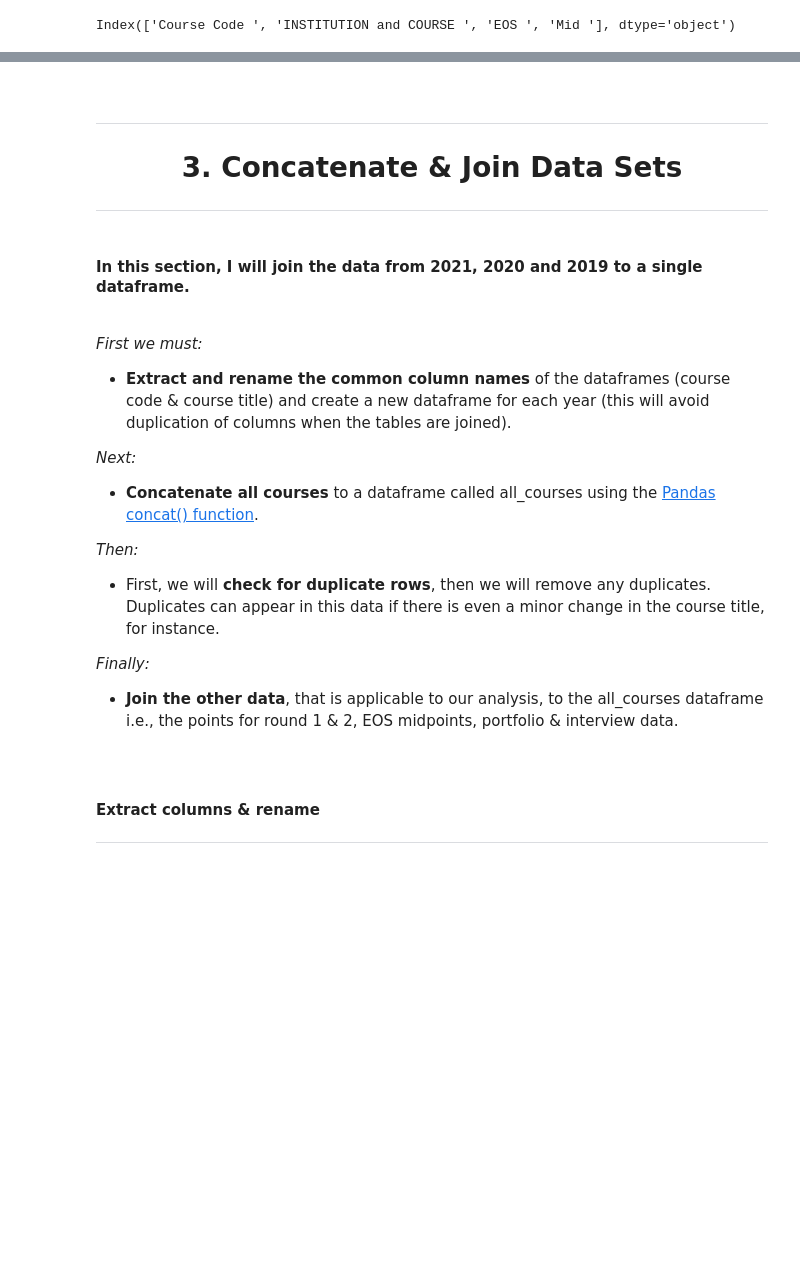
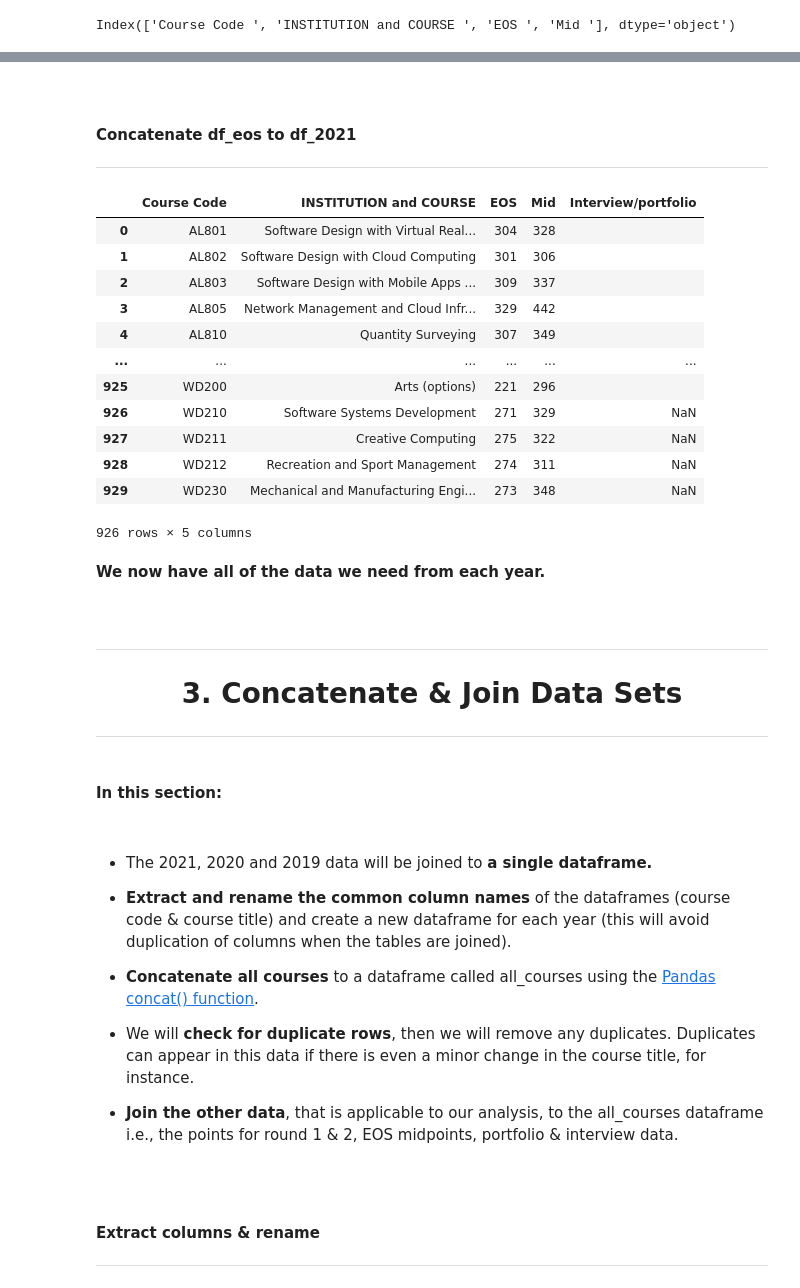
Before and after one commit to Izardo/Fundamentals_of_Data_Analysis, a Jupyter notebook: cao.ipynb, the cells around one changed output, grey strips where cells are left out. Saved outputs shown, nothing was run; the diff lists cells and outputs as text; code cells hidden in the pictures; blank space fills up the shorter version.

```diff
--- a/cao.ipynb
+++ b/cao.ipynb
@@ -182,18 +206,19 @@ The following function was initially created to use on the data retrieved via HT
 # %%
 # Function to separate the *, # and digits in the points string.
 def points_to_list(string):
+    string.strip()
     portfolio = ''
     if string[0] == '#':
         portfolio = '#'
     random = ''
-    if string[-1] == "*":
+    if string[-1] == '*':
         random = '*'
     points = ''
     for i in string:
         # Extracts only the digits from the string.
         if i.isdigit():
             points += i
-    return [points, portfolio, random]
+    return [points, portfolio]
 # %% [markdown]
 <br>
 
@@ -559,0 +606,3 @@ df_2019['INSTITUTION and COURSE'] = df_2019['INSTITUTION and COURSE'].str.strip(
+# %%
+# Find indices of NaN values in EOS column and store in variable.
+nan_eos = df_2019.loc[pd.isna(df_2019["EOS"]), :].index.values
@@ -559,0 +640,3 @@ df_2019['INSTITUTION and COURSE'] = df_2019['INSTITUTION and COURSE'].str.strip(
+# %%
+# Drop rows with nan values inplace.
+df_2019.drop(labels=nan_eos, axis=0, inplace=True)
@@ -559,0 +654,18 @@ df_2019['INSTITUTION and COURSE'] = df_2019['INSTITUTION and COURSE'].str.strip(
+# %%
+# Initiate variable to store lists.
+eos = []
+
+# Iterate through each row and call point_to_list() function on the EOS values.
+for index, row in df_2019.iterrows():
+    string = row["EOS"]
+    result = points_to_list(string)
+    eos.append(result)
+
+# Convert to Pandas DataFrame.
+df_eos = pd.DataFrame(eos)
+
+# Set column names.
+df_eos.columns = ['EOS', 'Interview/portfolio']
+
+# Take a peek.
+df_eos
@@ -560,3 +686,27 @@ df_2019['INSTITUTION and COURSE'] = df_2019['INSTITUTION and COURSE'].str.strip(
+# %% [markdown]
+<br>
+
+#### Concatenate df_eos to df_2021
+***
+# %%
+df_2019 = df_2019.join(df_eos["Interview/portfolio"])
+df_2019
+# %% [output]
+|  | Course Code | INSTITUTION and COURSE | EOS | Mid | Interview/portfolio |
+| 0 | AL801 | Software Design with Virtual Real... | 304 | 328 |  |
+| 1 | AL802 | Software Design with Cloud Computing | 301 | 306 |  |
+| 2 | AL803 | Software Design with Mobile Apps ... | 309 | 337 |  |
+| 3 | AL805 | Network Management and Cloud Infr... | 329 | 442 |  |
+| 4 | AL810 | Quantity Surveying | 307 | 349 |  |
+| ... | ... | ... | ... | ... | ... |
+| 925 | WD200 | Arts (options) | 221 | 296 |  |
+| 926 | WD210 | Software Systems Development | 271 | 329 | NaN |
+| 927 | WD211 | Creative Computing | 275 | 322 | NaN |
+| 928 | WD212 | Recreation and Sport Management | 274 | 311 | NaN |
+| 929 | WD230 | Mechanical and Manufacturing Engi... | 273 | 348 | NaN |
+926 rows × 5 columns
+# %% [markdown]
+<b>We now have all of the data we need from each year.</b>
 # %% [markdown]
 <br>
 
@@ -564,21 +714,18 @@ df_2019['INSTITUTION and COURSE'] = df_2019['INSTITUTION and COURSE'].str.strip(
 # <center> 3. Concatenate & Join Data Sets </center>
 ***
 # %% [markdown]
-#### In this section, I will join the data from 2021, 2020 and 2019 to a single dataframe.
+#### In this section:
 
 <br>
 
-<i>First we must:</i>
+- The 2021, 2020 and 2019 data will be joined to <b>a single dataframe.</b>
 
 - <b>Extract and rename the common column names</b> of the dataframes (course code & course title) and create a new dataframe for each year (this will avoid duplication of columns when the tables are joined).
 
-<i>Next:</i>
 - <b>Concatenate all courses</b> to a dataframe called all_courses using the [Pandas concat() function](https://pandas.pydata.org/docs/reference/api/pandas.concat.html).
 
-<i>Then:</i>
-- First, we will <b>check for duplicate rows</b>, then we will remove any duplicates. Duplicates can appear in this data if there is even a minor change in the course title, for instance.
+- We will <b>check for duplicate rows</b>, then we will remove any duplicates. Duplicates can appear in this data if there is even a minor change in the course title, for instance.
 
-<i>Finally:</i>
 - <b>Join the other data</b>, that is applicable to our analysis, to the all_courses dataframe i.e., the points for round 1 & 2, EOS midpoints, portfolio & interview data.
 # %% [markdown]
 <br>
```
Also changed, not shown: parts of 60 cells of this notebook.
